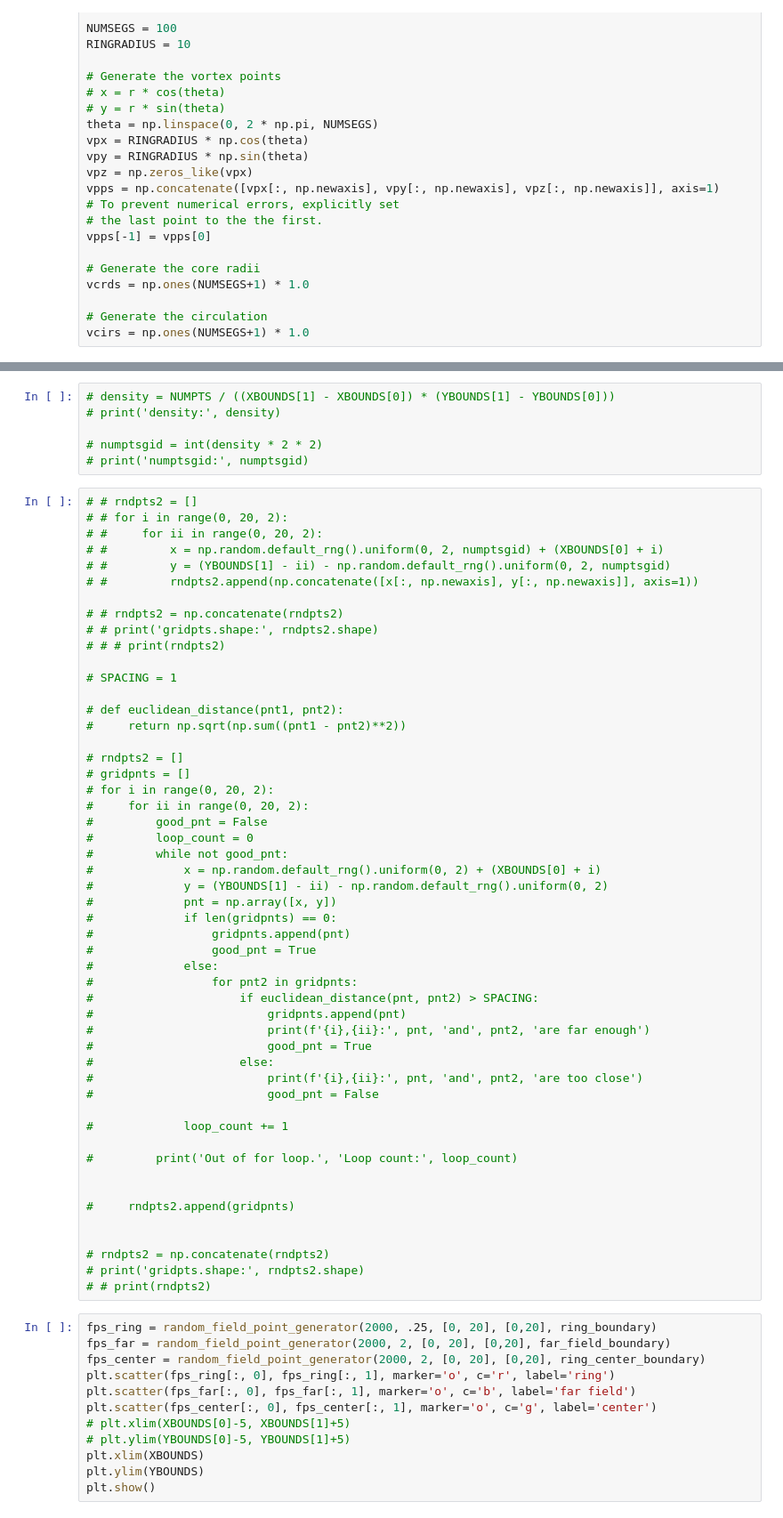
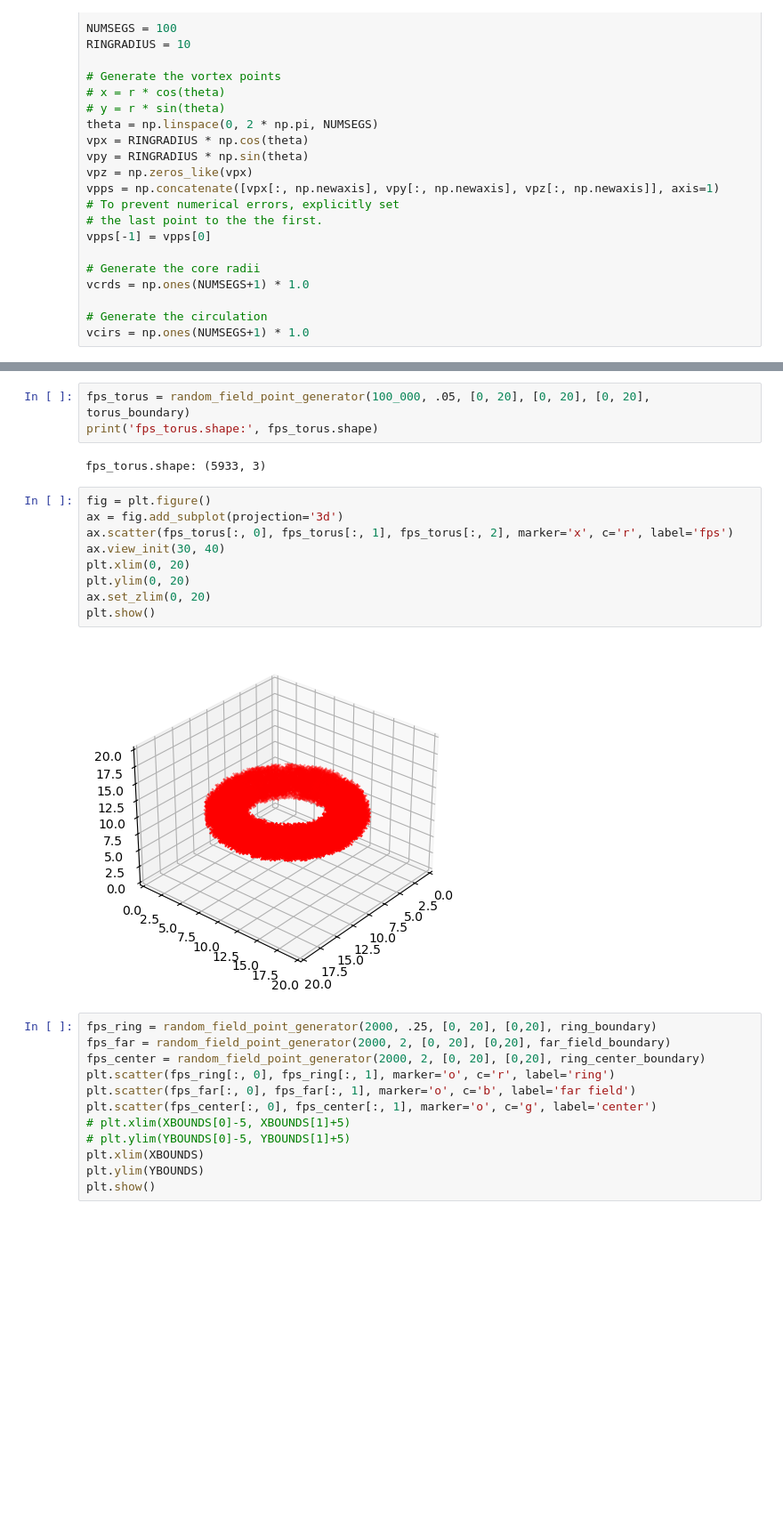
Before and after one commit to colecooper100/vorpy, a Jupyter notebook: fp_vortex_ring.ipynb, the cells around one changed output, grey strips where cells are left out. Shown: that part at 89% size. Cells and saved outputs as stored; diff of their text form; blank space fills up the shorter version.

Commit message:
3D random point generator working and tested with torus!

```diff
--- a/fp_vortex_ring.ipynb
+++ b/fp_vortex_ring.ipynb
@@ -206,60 +182,19 @@ YBOUNDS: [0, 20]
-# %%
-# density = NUMPTS / ((XBOUNDS[1] - XBOUNDS[0]) * (YBOUNDS[1] - YBOUNDS[0]))
-# print('density:', density)
-
-# numptsgid = int(density * 2 * 2)
-# print('numptsgid:', numptsgid)
-# %%
-# # rndpts2 = []
-# # for i in range(0, 20, 2):
-# #     for ii in range(0, 20, 2):
-# #         x = np.random.default_rng().uniform(0, 2, numptsgid) + (XBOUNDS[0] + i)
-# #         y = (YBOUNDS[1] - ii) - np.random.default_rng().uniform(0, 2, numptsgid)
-# #         rndpts2.append(np.concatenate([x[:, np.newaxis], y[:, np.newaxis]], axis=1))
-
-# # rndpts2 = np.concatenate(rndpts2)
-# # print('gridpts.shape:', rndpts2.shape)
-# # # print(rndpts2)
-
-# SPACING = 1
-
-# def euclidean_distance(pnt1, pnt2):
-#     return np.sqrt(np.sum((pnt1 - pnt2)**2))
-
-# rndpts2 = []
-# gridpnts = []
-# for i in range(0, 20, 2):
-#     for ii in range(0, 20, 2):
-#         good_pnt = False
-#         loop_count = 0
-#         while not good_pnt:
-#             x = np.random.default_rng().uniform(0, 2) + (XBOUNDS[0] + i)
-#             y = (YBOUNDS[1] - ii) - np.random.default_rng().uniform(0, 2)
-#             pnt = np.array([x, y])
-#             if len(gridpnts) == 0:
-#                 gridpnts.append(pnt)
-#                 good_pnt = True
-#             else:
-#                 for pnt2 in gridpnts:
-#                     if euclidean_distance(pnt, pnt2) > SPACING:
-#                         gridpnts.append(pnt)
-#                         print(f'{i},{ii}:', pnt, 'and', pnt2, 'are far enough')
-#                         good_pnt = True
-#                     else:
-#                         print(f'{i},{ii}:', pnt, 'and', pnt2, 'are too close')
-#                         good_pnt = False
-
-#             loop_count += 1
-
-#         print('Out of for loop.', 'Loop count:', loop_count)
-
-
-#     rndpts2.append(gridpnts)
-
-
-# rndpts2 = np.concatenate(rndpts2)
-# print('gridpts.shape:', rndpts2.shape)
-# # print(rndpts2)
+# %%
+fps_torus = random_field_point_generator(100_000, .05, [0, 20], [0, 20], [0, 20], torus_boundary)
+print('fps_torus.shape:', fps_torus.shape)
+# %% [output]
+fps_torus.shape: (5933, 3)
+# %%
+fig = plt.figure()
+ax = fig.add_subplot(projection='3d')
+ax.scatter(fps_torus[:, 0], fps_torus[:, 1], fps_torus[:, 2], marker='x', c='r', label='fps')
+ax.view_init(30, 40)
+plt.xlim(0, 20)
+plt.ylim(0, 20)
+ax.set_zlim(0, 20)
+plt.show()
+# %% [output]
+[figure, added]
 # %%
 fps_ring = random_field_point_generator(2000, .25, [0, 20], [0,20], ring_boundary)
 fps_far = random_field_point_generator(2000, 2, [0, 20], [0,20], far_field_boundary)
```
Also changed, not shown: parts of 5 cells of this notebook.
